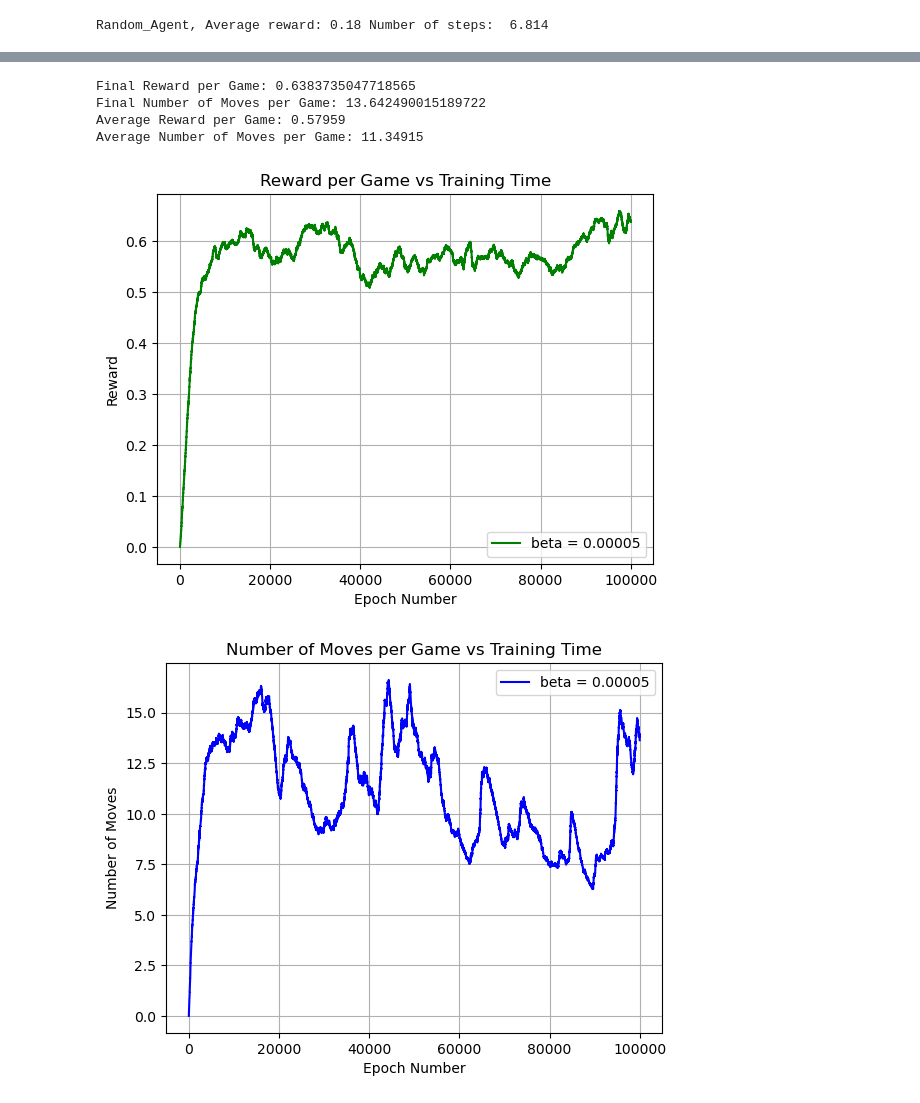
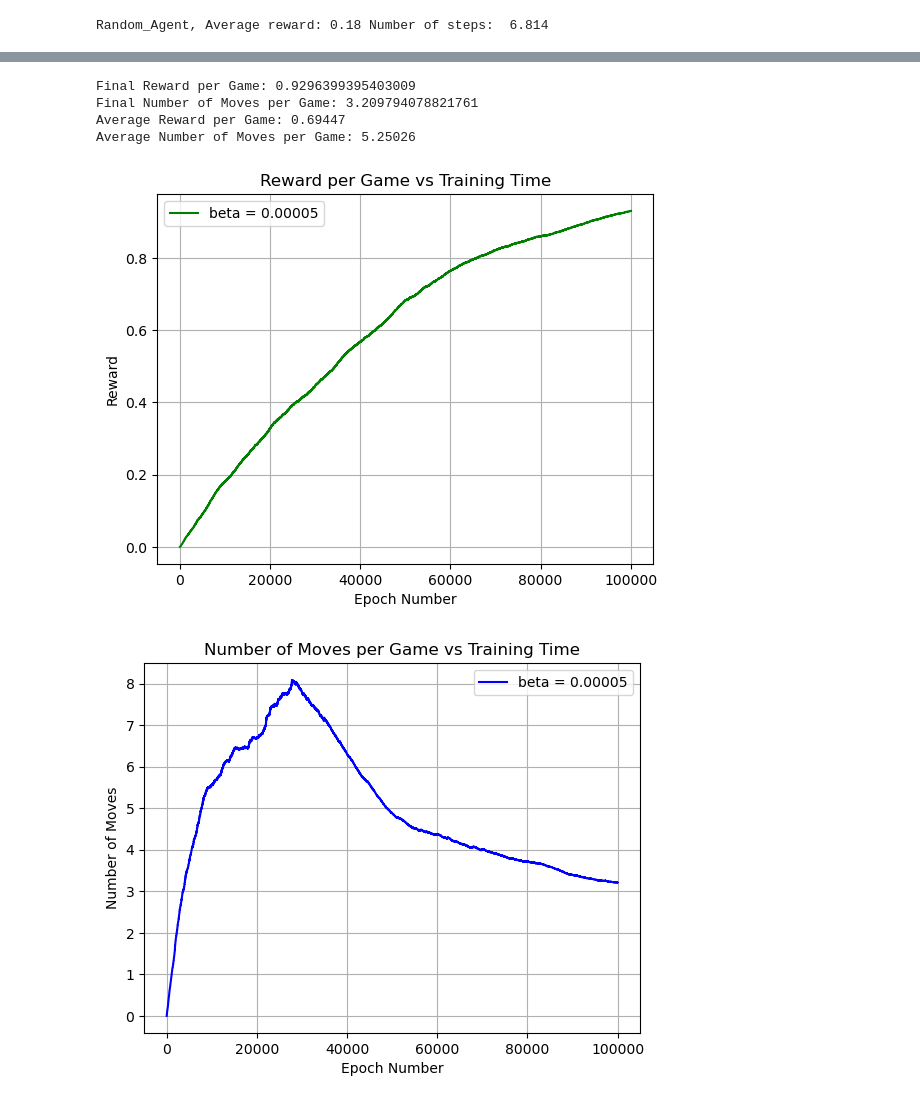
Before and after one commit to EthanBarker/Reinforcement-Learning-Assignment, a Jupyter notebook: Q-Learning.ipynb, the cells around one changed output, grey strips where cells are left out. Cells and saved outputs as stored; diff of their text form; code cells hidden in the pictures.

```diff
--- a/Q-Learning.ipynb
+++ b/Q-Learning.ipynb
@@ -155,10 +155,10 @@ def EpGreedPol(Q, epsilon, allowed_a):
 
 #Initialize the neural network with random weights and biases
 def initialize_NN(N_in, N_h, N_a):
-    W1 = np.random.rand(N_h, N_in)
-    b1 = np.random.rand(N_h, 1)
-    W2 = np.random.rand(N_a, N_h)
-    b2 = np.random.rand(N_a, 1)
+    W1 = np.random.randn(N_h, N_in) * 0.01
+    b1 = np.random.randn(N_h, 1) * 0.01
+    W2 = np.random.randn(N_a, N_h) * 0.01
+    b2 = np.random.randn(N_a, 1) * 0.01
     return W1, b1, W2, b2
 #Carry out forward propagation in the NN
 def forward_prop(X, W1, b1, W2, b2):
@@ -171,14 +171,16 @@ def forward_prop(X, W1, b1, W2, b2):
 def backward_prop(X, Y, Z1, A1, Z2, A2, W1, W2):
     m = X.shape[1]
 
-    dZ2 = 2 * (A2 - Y) / m
-    dW2 = np.dot(dZ2, A1.T)
-    db2 = np.sum(dZ2, axis=1, keepdims=True)
+    dZ2 = A2 - Y
+    dW2 = np.dot(dZ2, A1.T) / m
+    db2 = np.sum(dZ2, axis=1, keepdims=True) / m
 
     dA1 = np.dot(W2.T, dZ2)
     dZ1 = relu_backward(dA1, Z1)
-    dW1 = np.dot(dZ1, X.T)
-    db1 = np.sum(dZ1, axis=1, keepdims=True)
+    dW1 = np.dot(dZ1, X.T) / m
+    db1 = np.sum(dZ1, axis=1, keepdims=True) / m
+
+    return dW1, db1, dW2, db2
 
     return dW1, db1, dW2, db2
 #Update weights/ bias parameters using gradients and learning rate
@@ -293,39 +295,39 @@ def ExpMoveingAvg(Y, B):
         y = B * y + (1 - B) * Y[i]
         ExpMoveingAvgY[i] = y
 
     return ExpMoveingAvgY.tolist()
 #Calculate Exponential Moving Average using function above
-ExpMoveingAvg_rewards = ExpMoveingAvg(R_save[:, 0], 0.9995)
-ExpMoveingAvg_moves = ExpMoveingAvg(N_moves_save[:, 0], 0.9995)
+ExpMoveingAvg_rewards = ExpMoveingAvg(R_save[:, 0], 0.9999)
+ExpMoveingAvg_moves = ExpMoveingAvg(N_moves_save[:, 0], 0.9999)
 #Print statements to show progress
 print(f"Final Reward per Game: {ExpMoveingAvg_rewards[-1]}")
 print(f"Final Number of Moves per Game: {ExpMoveingAvg_moves[-1]}")
 print(f"Average Reward per Game: {np.mean(R_save)}")
 print(f"Average Number of Moves per Game: {np.mean(N_moves_save)}")
 
-#Printing first plot showing reward vs training time
+#Plotting first plot showing reward vs training time
 plt.figure()
 plt.title("Reward per Game vs Training Time")
 plt.plot(ExpMoveingAvg_rewards, color='green', label="beta = 0.00005")
 plt.xlabel('Epoch Number')
 plt.ylabel('Reward')
 plt.legend()
 plt.grid()
 plt.show()
 
 #Plotting of the number of moves per game vs training time
 plt.figure()
 plt.title("Number of Moves per Game vs Training Time")
 plt.plot(ExpMoveingAvg_moves, color='blue', label="beta = 0.00005")
 plt.xlabel('Epoch Number')
 plt.ylabel('Number of Moves')
 plt.legend()
 plt.grid()
 plt.show()
 # %% [output]
-Final Reward per Game: 0.6383735047718565
-Final Number of Moves per Game: 13.642490015189722
-Average Reward per Game: 0.57959
-Average Number of Moves per Game: 11.34915
+Final Reward per Game: 0.9296399395403009
+Final Number of Moves per Game: 3.209794078821761
+Average Reward per Game: 0.69447
+Average Number of Moves per Game: 5.25026
-[figure, old version]
+[figure, new version]
-[figure, old version]
+[figure, new version]
```
Also changed, not shown: parts of 2 cells of this notebook, 2 other files.
